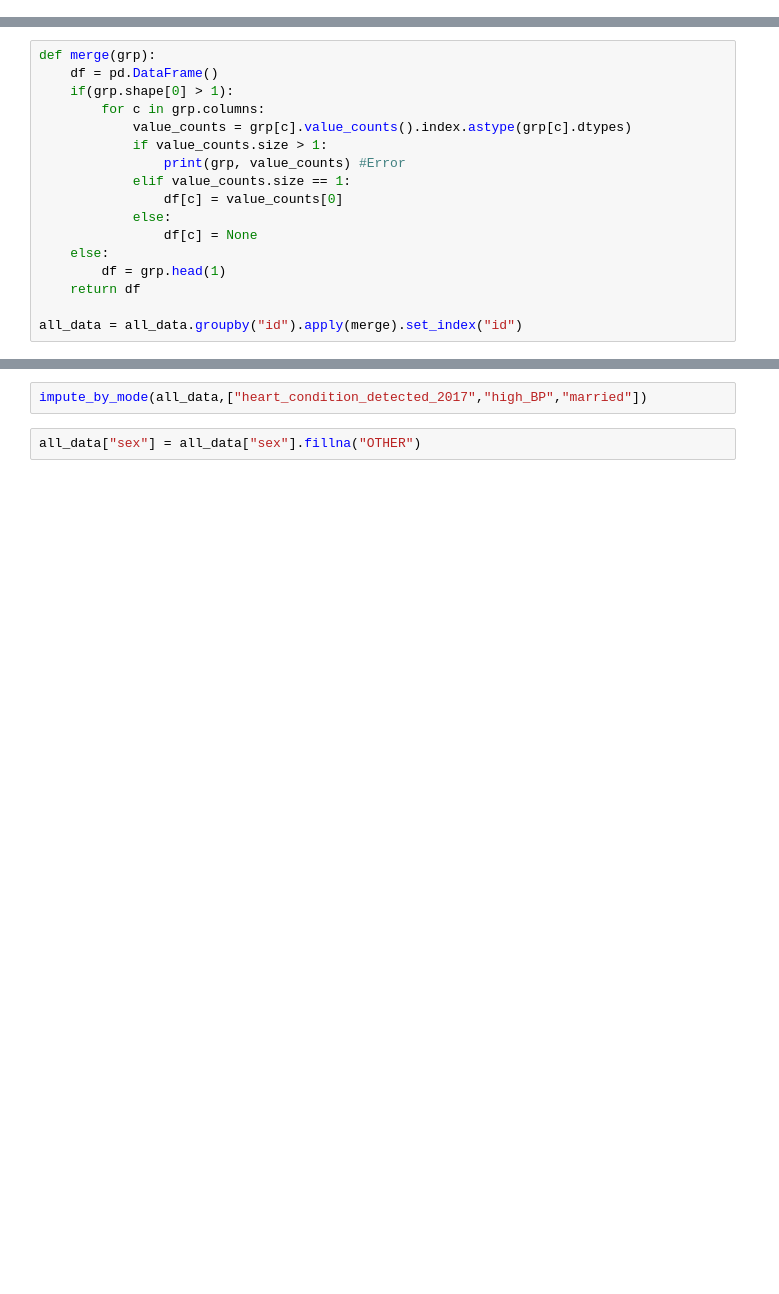
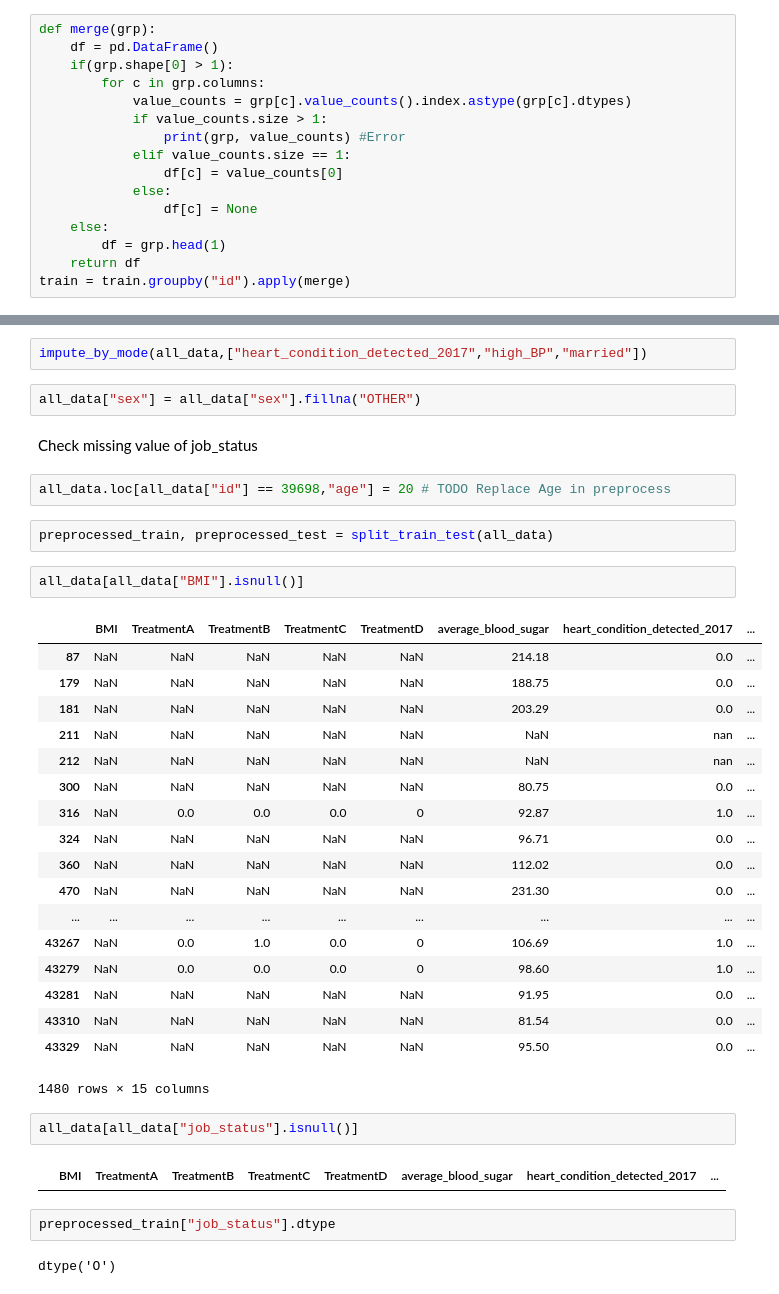
Before and after one commit to HieuPhan33/stroke-prediction, a Jupyter notebook: EDA.ipynb, the cells around one changed output, grey strips where cells are left out. Saved outputs shown, nothing was run; the diff lists cells and outputs as text; blank space fills up the shorter version.

Commit message:
Preprocessing data

```diff
--- a/EDA.ipynb
+++ b/EDA.ipynb
@@ -18,3 +28,19 @@ test = pd.read_csv('data/test.csv')
+# %%
+def merge(grp):
+    df = pd.DataFrame()
+    if(grp.shape[0] > 1):
+        for c in grp.columns:
+            value_counts = grp[c].value_counts().index.astype(grp[c].dtypes)
+            if value_counts.size > 1:
+                print(grp, value_counts) #Error
+            elif value_counts.size == 1:
+                df[c] = value_counts[0]
+            else:
+                df[c] = None
+    else:
+        df = grp.head(1)
+    return df
+train = train.groupby("id").apply(merge)
 # %%
 ntrain = train.shape[0]
 ntest = train.shape[0]
@@ -132,23 +272,6 @@ def process_sex_age(df):
     df["age"] = pd.to_numeric(df["age"],errors='coerce').round()
     return df.drop(columns=["sex_age_list","sex and age"])
 all_data = process_sex_age(all_data)
-# %%
-def merge(grp):
-    df = pd.DataFrame()
-    if(grp.shape[0] > 1):
-        for c in grp.columns:
-            value_counts = grp[c].value_counts().index.astype(grp[c].dtypes)
-            if value_counts.size > 1:
-                print(grp, value_counts) #Error
-            elif value_counts.size == 1:
-                df[c] = value_counts[0]
-            else:
-                df[c] = None
-    else:
-        df = grp.head(1)
-    return df
-
-all_data = all_data.groupby("id").apply(merge).set_index("id")
 # %%
 def convert_to_categorical(df, columns):
     for col in columns:
@@ -172,3 +295,38 @@ def impute_by_mode(df,columns):
 impute_by_mode(all_data,["heart_condition_detected_2017","high_BP","married"])
 # %%
 all_data["sex"] = all_data["sex"].fillna("OTHER")
+# %% [markdown]
+Check missing value of job_status
+# %%
+all_data.loc[all_data["id"] == 39698,"age"] = 20 # TODO Replace Age in preprocess
+# %%
+preprocessed_train, preprocessed_test = split_train_test(all_data)
+# %%
+all_data[all_data["BMI"].isnull()]
+# %% [output]
+|  | BMI | TreatmentA | TreatmentB | TreatmentC | TreatmentD | average_blood_sugar | heart_condition_detected_2017 | ... |
+| 87 | NaN | NaN | NaN | NaN | NaN | 214.18 | 0.0 | ... |
+| 179 | NaN | NaN | NaN | NaN | NaN | 188.75 | 0.0 | ... |
+| 181 | NaN | NaN | NaN | NaN | NaN | 203.29 | 0.0 | ... |
+| 211 | NaN | NaN | NaN | NaN | NaN | NaN | nan | ... |
+| 212 | NaN | NaN | NaN | NaN | NaN | NaN | nan | ... |
+| 300 | NaN | NaN | NaN | NaN | NaN | 80.75 | 0.0 | ... |
+| 316 | NaN | 0.0 | 0.0 | 0.0 | 0 | 92.87 | 1.0 | ... |
+| 324 | NaN | NaN | NaN | NaN | NaN | 96.71 | 0.0 | ... |
+| 360 | NaN | NaN | NaN | NaN | NaN | 112.02 | 0.0 | ... |
+| 470 | NaN | NaN | NaN | NaN | NaN | 231.30 | 0.0 | ... |
+| ... | ... | ... | ... | ... | ... | ... | ... | ... |
+| 43267 | NaN | 0.0 | 1.0 | 0.0 | 0 | 106.69 | 1.0 | ... |
+| 43279 | NaN | 0.0 | 0.0 | 0.0 | 0 | 98.60 | 1.0 | ... |
+| 43281 | NaN | NaN | NaN | NaN | NaN | 91.95 | 0.0 | ... |
+| 43310 | NaN | NaN | NaN | NaN | NaN | 81.54 | 0.0 | ... |
+| 43329 | NaN | NaN | NaN | NaN | NaN | 95.50 | 0.0 | ... |
+1480 rows × 15 columns
+# %%
+all_data[all_data["job_status"].isnull()]
+# %% [output]
+|  | BMI | TreatmentA | TreatmentB | TreatmentC | TreatmentD | average_blood_sugar | heart_condition_detected_2017 | ... |
+# %%
+preprocessed_train["job_status"].dtype
+# %% [output]
+dtype('O')
```
Also changed, not shown: parts of 21 cells of this notebook, 1 other file.
